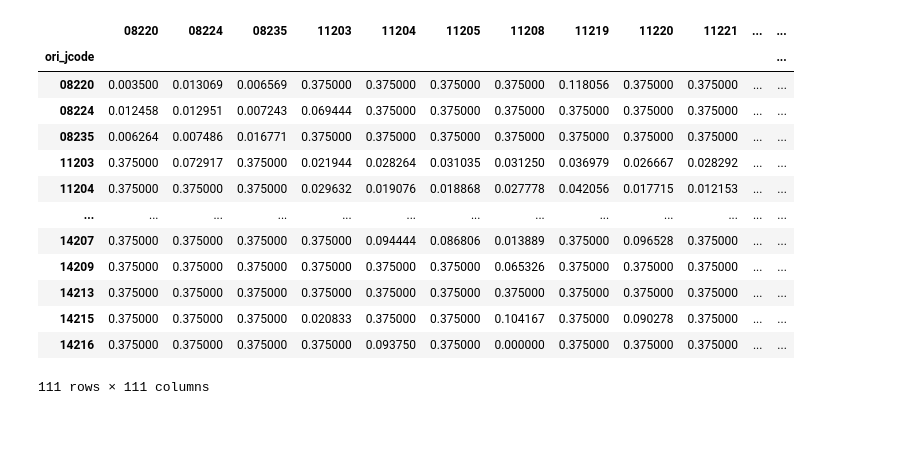
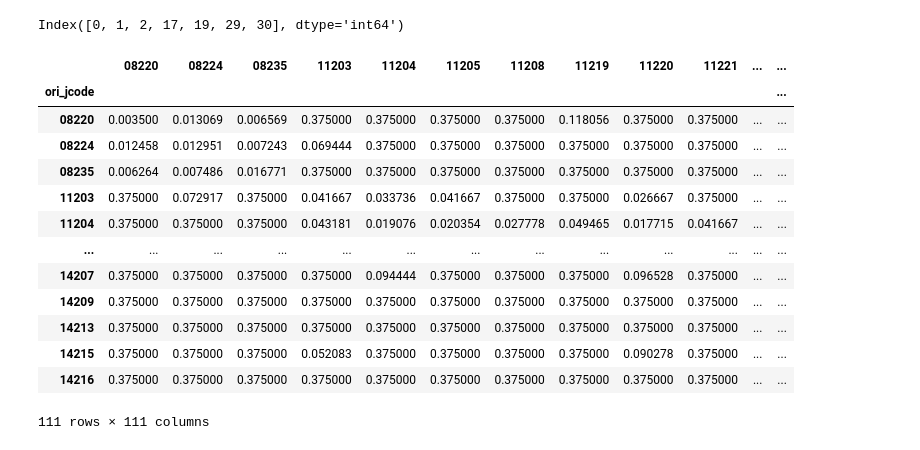
Before and after one commit to nagampere/horkew, a Jupyter notebook: analysis/master_thesis/conterfactual.ipynb, the cells around one changed output. Cells and saved outputs as stored; diff of their text form; code cells hidden in the pictures.

```diff
--- a/analysis/master_thesis/conterfactual.ipynb
+++ b/analysis/master_thesis/conterfactual.ipynb
@@ -39,22 +39,26 @@ array([[<Axes: title={'center': '0'}>]], dtype=object)
+# %%
+df_time_ij_sim.reset_index().query('ori_jcode in @list_tx').index
+# %% [output]
+Index([0, 1, 2, 17, 19, 29, 30], dtype='int64')
 # %%
 list_tx = ['08220','08224','08235','12217','12220','11237','11234']
-df_time_ij_sim = df_t_next
+df_time_ij_sim = df_t_next.copy()
 df_time_ij_sim.loc[:,list_tx] = df_t_prev.loc[:,list_tx]
 df_time_ij_sim.loc[list_tx,:] = df_t_prev.loc[list_tx,:]
 # df_time_ij_sim.loc[list_tx,list_tx] = df_time_ij_sim.loc[list_tx,list_tx]/0.50
 df_time_ij_sim
 # %% [output]
 |  | 08220 | 08224 | 08235 | 11203 | 11204 | 11205 | 11208 | 11219 | 11220 | 11221 | ... | ... |
 | ori_jcode |  |  |  |  |  |  |  |  |  |  |  | ... |
 | 08220 | 0.003500 | 0.013069 | 0.006569 | 0.375000 | 0.375000 | 0.375000 | 0.375000 | 0.118056 | 0.375000 | 0.375000 | ... | ... |
 | 08224 | 0.012458 | 0.012951 | 0.007243 | 0.069444 | 0.375000 | 0.375000 | 0.375000 | 0.375000 | 0.375000 | 0.375000 | ... | ... |
 | 08235 | 0.006264 | 0.007486 | 0.016771 | 0.375000 | 0.375000 | 0.375000 | 0.375000 | 0.375000 | 0.375000 | 0.375000 | ... | ... |
-| 11203 | 0.375000 | 0.072917 | 0.375000 | 0.021944 | 0.028264 | 0.031035 | 0.031250 | 0.036979 | 0.026667 | 0.028292 | ... | ... |
-| 11204 | 0.375000 | 0.375000 | 0.375000 | 0.029632 | 0.019076 | 0.018868 | 0.027778 | 0.042056 | 0.017715 | 0.012153 | ... | ... |
+| 11203 | 0.375000 | 0.072917 | 0.375000 | 0.041667 | 0.033736 | 0.041667 | 0.375000 | 0.375000 | 0.026667 | 0.375000 | ... | ... |
+| 11204 | 0.375000 | 0.375000 | 0.375000 | 0.043181 | 0.019076 | 0.020354 | 0.027778 | 0.049465 | 0.017715 | 0.041667 | ... | ... |
 | ... | ... | ... | ... | ... | ... | ... | ... | ... | ... | ... | ... | ... |
-| 14207 | 0.375000 | 0.375000 | 0.375000 | 0.375000 | 0.094444 | 0.086806 | 0.013889 | 0.375000 | 0.096528 | 0.375000 | ... | ... |
-| 14209 | 0.375000 | 0.375000 | 0.375000 | 0.375000 | 0.375000 | 0.375000 | 0.065326 | 0.375000 | 0.375000 | 0.375000 | ... | ... |
+| 14207 | 0.375000 | 0.375000 | 0.375000 | 0.375000 | 0.094444 | 0.375000 | 0.375000 | 0.375000 | 0.096528 | 0.375000 | ... | ... |
+| 14209 | 0.375000 | 0.375000 | 0.375000 | 0.375000 | 0.375000 | 0.375000 | 0.375000 | 0.375000 | 0.375000 | 0.375000 | ... | ... |
 | 14213 | 0.375000 | 0.375000 | 0.375000 | 0.375000 | 0.375000 | 0.375000 | 0.375000 | 0.375000 | 0.375000 | 0.375000 | ... | ... |
-| 14215 | 0.375000 | 0.375000 | 0.375000 | 0.020833 | 0.375000 | 0.375000 | 0.104167 | 0.375000 | 0.090278 | 0.375000 | ... | ... |
-| 14216 | 0.375000 | 0.375000 | 0.375000 | 0.375000 | 0.093750 | 0.375000 | 0.000000 | 0.375000 | 0.375000 | 0.375000 | ... | ... |
+| 14215 | 0.375000 | 0.375000 | 0.375000 | 0.052083 | 0.375000 | 0.375000 | 0.375000 | 0.375000 | 0.090278 | 0.375000 | ... | ... |
+| 14216 | 0.375000 | 0.375000 | 0.375000 | 0.375000 | 0.375000 | 0.375000 | 0.375000 | 0.375000 | 0.375000 | 0.375000 | ... | ... |
 111 rows × 111 columns
```
Also changed, not shown: parts of 3 cells of this notebook, 7 other files.
